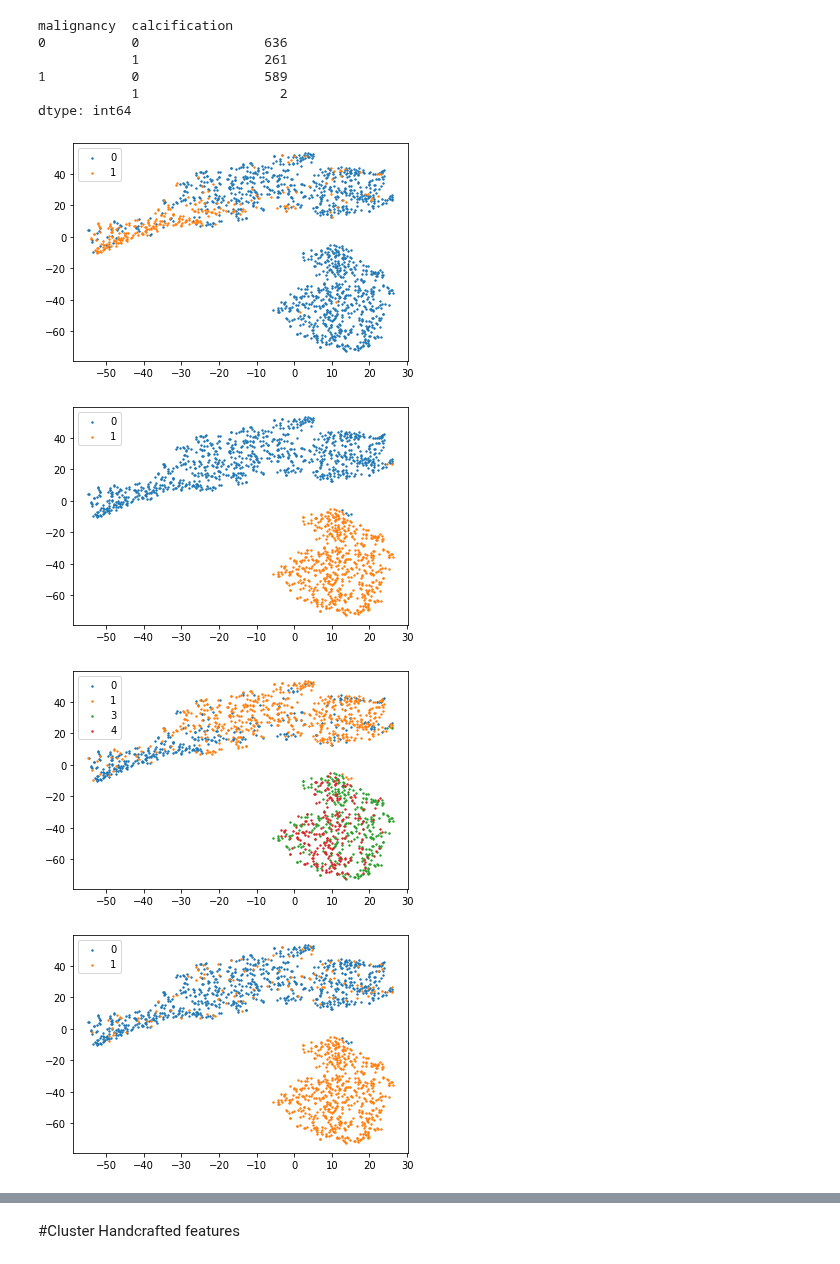
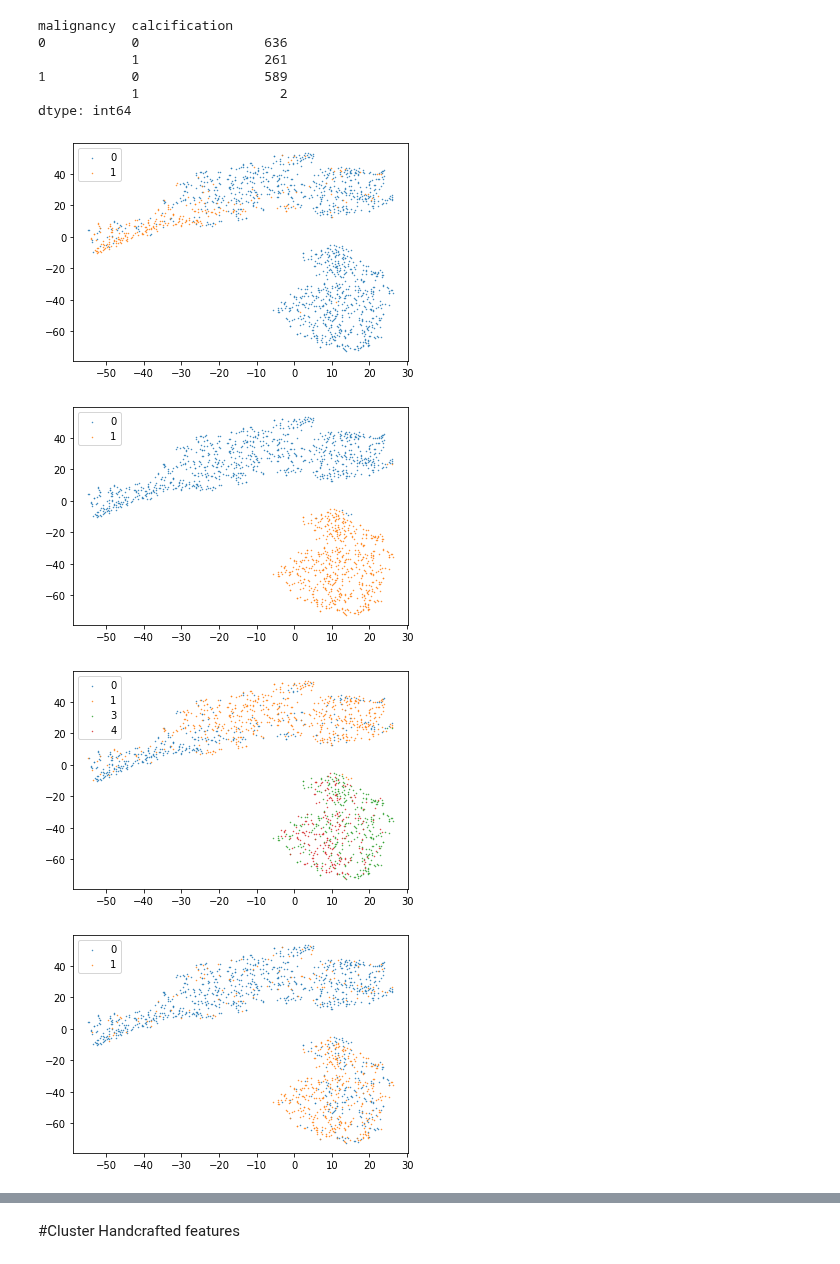
Before and after one commit to mtzig/LIDC_GDRO, a Jupyter notebook: notebooks/LIDC_clusters.ipynb, the cells around one changed output, grey strips where cells are left out. Drawn from its saved outputs; the diff is of its cells as text; code cells hidden in the pictures.

```diff
--- a/notebooks/LIDC_clusters.ipynb
+++ b/notebooks/LIDC_clusters.ipynb
@@ -74,11 +77,11 @@ component_2 = lidc_TSNE['component_2'].to_numpy()
 
 for g in np.unique(group):
     idx = np.where(group == g)
-    ax.scatter(component_1[idx], component_2[idx],  label = g, s = 2) #c = legend[g],
+    ax.scatter(component_1[idx], component_2[idx],  label = g, s = 0.2) #c = legend[g],
 ax.legend()
 plt.show()
 # %% [output]
-[figure, old version]
+[figure, new version]
 # %%
 spiculation = [int(lidc[lidc['noduleID'] == id]['spiculation'] > 1) for id in lidc_cnnFeatures['nodule_id']]
 lidc_TSNE['spiculation'] = spiculation
@@ -91,11 +94,11 @@ component_2 = lidc_TSNE['component_2'].to_numpy()
 
 for g in np.unique(group):
     idx = np.where(group == g)
-    ax.scatter(component_1[idx], component_2[idx],  label = g, s = 2) #c = legend[g],
+    ax.scatter(component_1[idx], component_2[idx],  label = g, s = 0.2) #c = legend[g],
 ax.legend()
 plt.show()
 # %% [output]
-[figure, old version]
+[figure, new version]
 # %%
 malig4 = [int(lidc[lidc['noduleID'] == id]['malignancy'] - 1) for id in lidc_cnnFeatures['nodule_id']]
 lidc_TSNE['malig4'] = malig4
@@ -108,25 +111,25 @@ component_2 = lidc_TSNE['component_2'].to_numpy()
 
 for g in np.unique(group):
     idx = np.where(group == g)
-    ax.scatter(component_1[idx], component_2[idx],  label = g, s = 2) #c = legend[g],
+    ax.scatter(component_1[idx], component_2[idx],  label = g, s = 0.2) #c = legend[g],
 ax.legend()
 plt.show()
 # %% [output]
-[figure, old version]
+[figure, new version]
 # %%
-temp = [int(lidc[lidc['noduleID'] == id]['spiculation'] > 1 & (lidc[lidc['noduleID'] == id]['malignancy'] < 3)) for id in lidc_cnnFeatures['nodule_id']]
+temp = [int(lidc[lidc['noduleID'] == id]['spiculation'] > 1) for id in lidc_cnnFeatures['nodule_id']]
 lidc_TSNE['temp'] = temp
 # %%
 fig, ax = plt.subplots()
 group = lidc_TSNE['temp']
 component_1 = lidc_TSNE['component_1'].to_numpy()
 component_2 = lidc_TSNE['component_2'].to_numpy()
 # legend = {0:'red', 1:'blue'}
 
 for g in np.unique(group):
     idx = np.where(group == g)
-    ax.scatter(component_1[idx], component_2[idx],  label = g, s = 2) #c = legend[g],
+    ax.scatter(component_1[idx], component_2[idx],  label = g, s = 0.2) #c = legend[g],
 ax.legend()
 plt.show()
 # %% [output]
-[figure, old version]
+[figure, new version]
```
Also changed, not shown: parts of 23 cells of this notebook, 1 other file.
